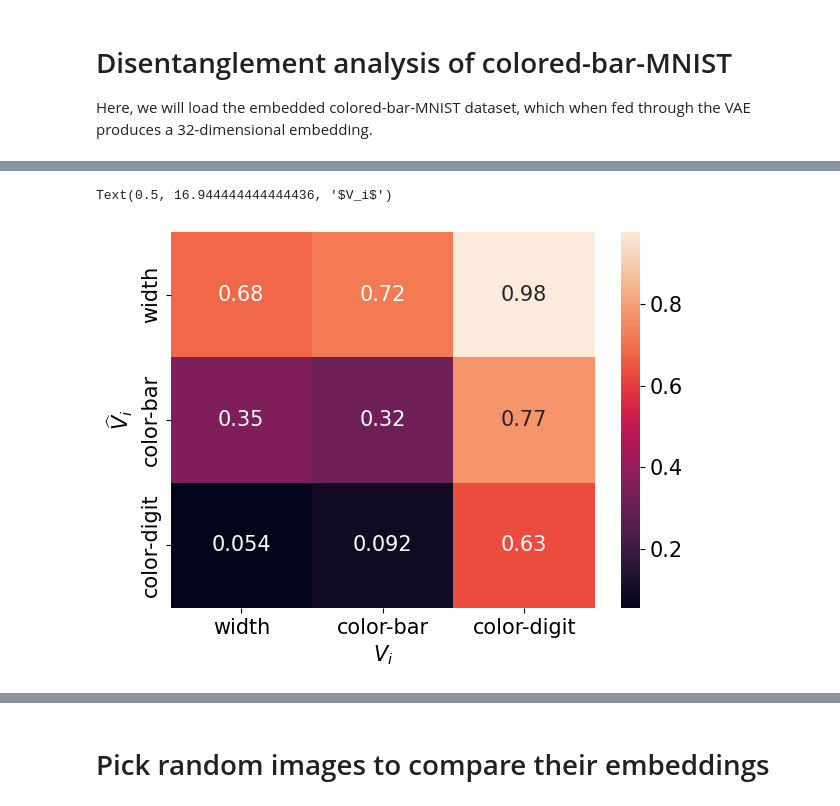
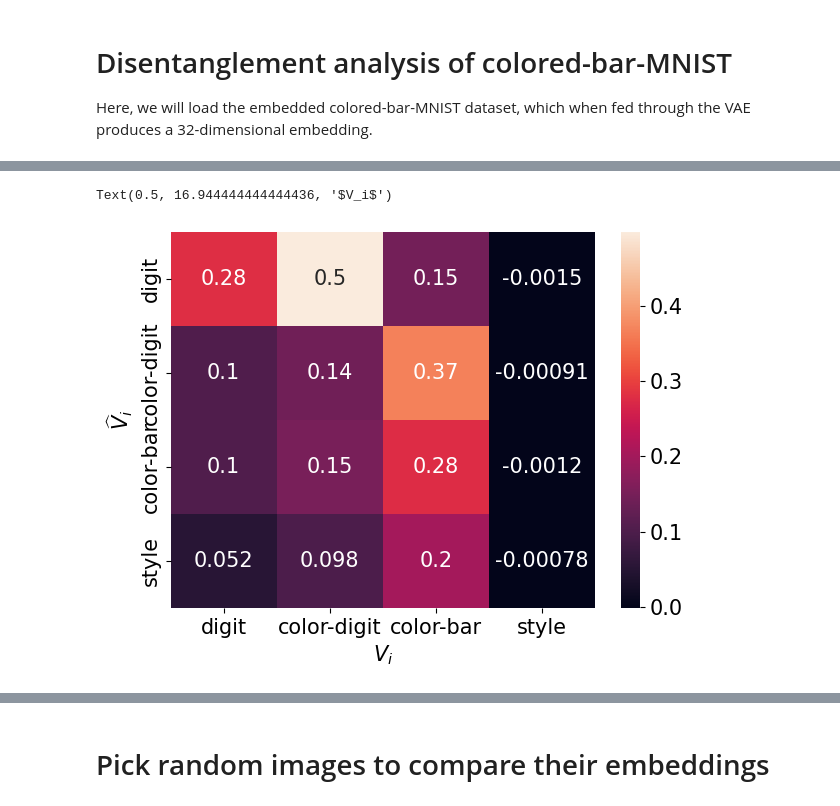
Before and after one commit to tree1111/CDRL, a Jupyter notebook: notebooks/Analyze NF on VAE reduction models.ipynb, the cells around one changed output, grey strips where cells are left out. Drawn from its saved outputs; the diff is of its cells as text; code cells hidden in the pictures.

```diff
--- a/notebooks/Analyze NF on VAE reduction models.ipynb
+++ b/notebooks/Analyze NF on VAE reduction models.ipynb
@@ -127,21 +157,22 @@ torch.Size([36000, 32])
 # %%
 # now create a y for each latent factor
 latent_targets = {
-    "width": 0,
-    "color-bar": 1,
-    "color-digit": 2,
+    "digit": 0,
+    "color-digit": 1,
+    "color-bar": 2,
 }
 
 # XXX: in the latent embedding, order got messed up
 latent_embeddings = {
-    "width": np.arange(0, 11, dtype=int),
-    "color-bar": np.arange(11, 22, dtype=int),
-    "color-digit": np.arange(22, 32, dtype=int),
+    "digit": np.arange(0, 9, dtype=int),
+    "color-digit": np.arange(9, 18, dtype=int),
+    "color-bar": np.arange(18, 27, dtype=int),
+    "style": np.arange(27, 32, dtype=int),
     # "color-digit": np.arange(11, 22, dtype=int),
     # "color-bar": np.arange(22, 32, dtype=int),
 }
 
-latent_names = ["width", "color-bar", "color-digit"]
+latent_names = ["digit", "color-digit", "color-bar", "style"]
 n_repeats = 10
 
 # (n_repeats, Vhat, V)
@@ -157,16 +188,20 @@ for rdx, random_state in enumerate(
         X = embeddings[:, jdx].detach().numpy()
 
         for j, name_target in enumerate(latent_names):
-            idx = latent_targets[name_target]
-            y = labels[:, idx].detach().numpy()
-            # reg = LinearRegression(fit_intercept=True)
-            reg = RandomForestRegressor(max_features=0.3, random_state=random_state)
+            if name_target == "style":
+                y = np.random.uniform(size=(len(labels)))
+            else:
+                idx = latent_targets[name_target]
+                y = labels[:, idx].detach().numpy()
+            # print(name_src, name_target, y.shape)
+            reg = LinearRegression(fit_intercept=True)
+            # reg = RandomForestRegressor(max_features=0.3, random_state=random_state)
             r2s = cross_val_score(reg, X, y=y, cv=cv, scoring="r2")
             corr_coefficients = np.mean(
                 np.sqrt(r2s)
             )  # To be comparable to MCC (this is the average of R = coefficient of multiple correlation)
             # print(X.shape, y.shape, r2s.shape, corr_coefficients.shape)
-            corr_arr[rdx, i, j] = corr_coefficients
+            corr_arr[rdx, i, j] = r2s  # corr_coefficients
 # %%
 print(r2s)
 # %% [output]
@@ -174,22 +209,22 @@ print(r2s)
 # %%
-min_corr = corr_arr.min()
-corr_arr = corr_arr - min_corr
-max_corr = corr_arr.max()
-corr_arr = corr_arr / max_corr
+# min_corr = corr_arr.min()
+# corr_arr = corr_arr - min_corr
+# max_corr = corr_arr.max()
+# corr_arr = corr_arr / max_corr
 
 fig, ax = plt.subplots()
 sns.heatmap(
     corr_arr.mean(axis=0),
     annot=True,
     xticklabels=latent_names,
     yticklabels=latent_names,
     ax=ax,
 )
 ax.set_ylabel("$\widehat{V}_i$")
 ax.set_xlabel("$V_i$")
 # %% [output]
 Text(0.5, 16.944444444444436, '$V_i$')
-[figure, old version]
+[figure, new version]
 # %%
 # Reshape corr_arr to long format
 data = []
```
Also changed, not shown: parts of 16 cells of this notebook, 5 other files.
